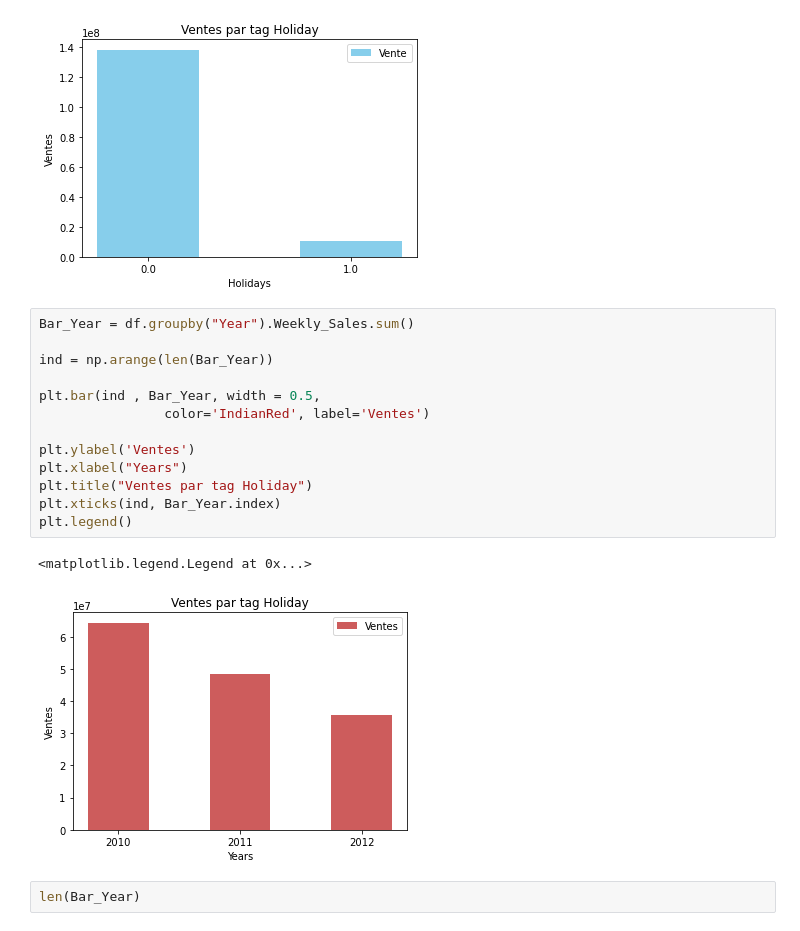
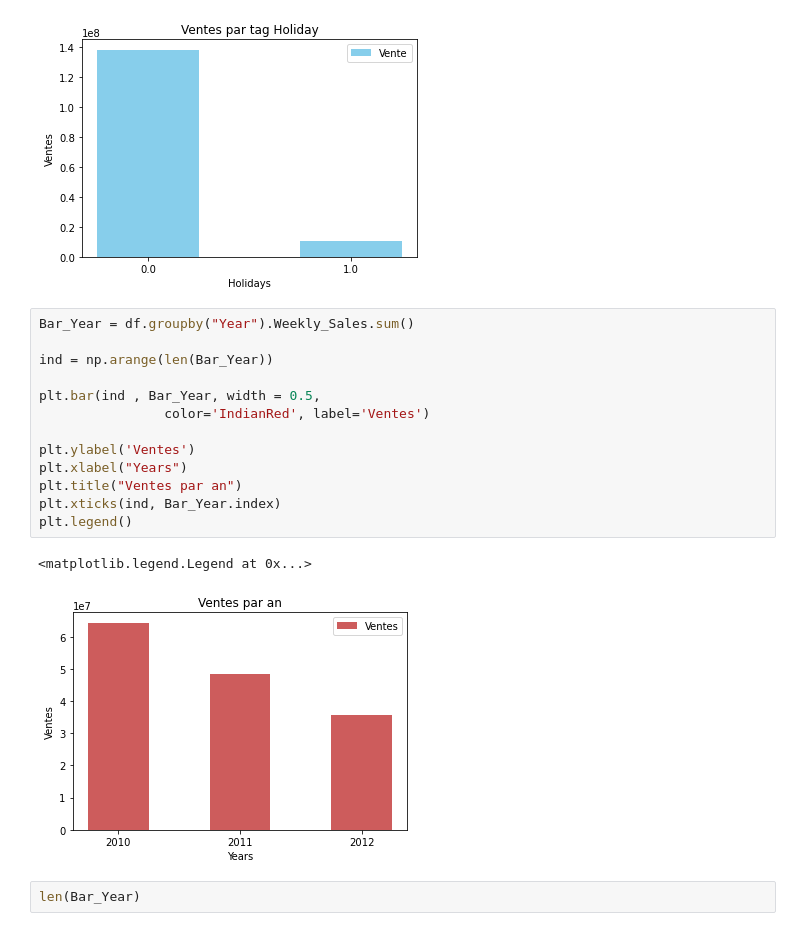
Before and after one commit to MaroineJbili/Walmart, a Jupyter notebook: Walmart_sales_final.ipynb, the cells around one changed output. Saved outputs shown, nothing was run; the diff lists cells and outputs as text.

```diff
--- a/Walmart_sales_final.ipynb
+++ b/Walmart_sales_final.ipynb
@@ -354,19 +350,19 @@ plt.legend()
 # %%
 Bar_Year = df.groupby("Year").Weekly_Sales.sum()
 
 ind = np.arange(len(Bar_Year))
 
 plt.bar(ind , Bar_Year, width = 0.5,
                 color='IndianRed', label='Ventes')
 
 plt.ylabel('Ventes')
 plt.xlabel("Years")
-plt.title("Ventes par tag Holiday")
+plt.title("Ventes par an")
 plt.xticks(ind, Bar_Year.index)
 plt.legend()
 # %% [output]
 <matplotlib.legend.Legend at 0x...>
-[figure, old version]
+[figure, new version]
 # %%
 len(Bar_Year)
 # %% [output]
```
Also changed, not shown: parts of 1 cell of this notebook.
